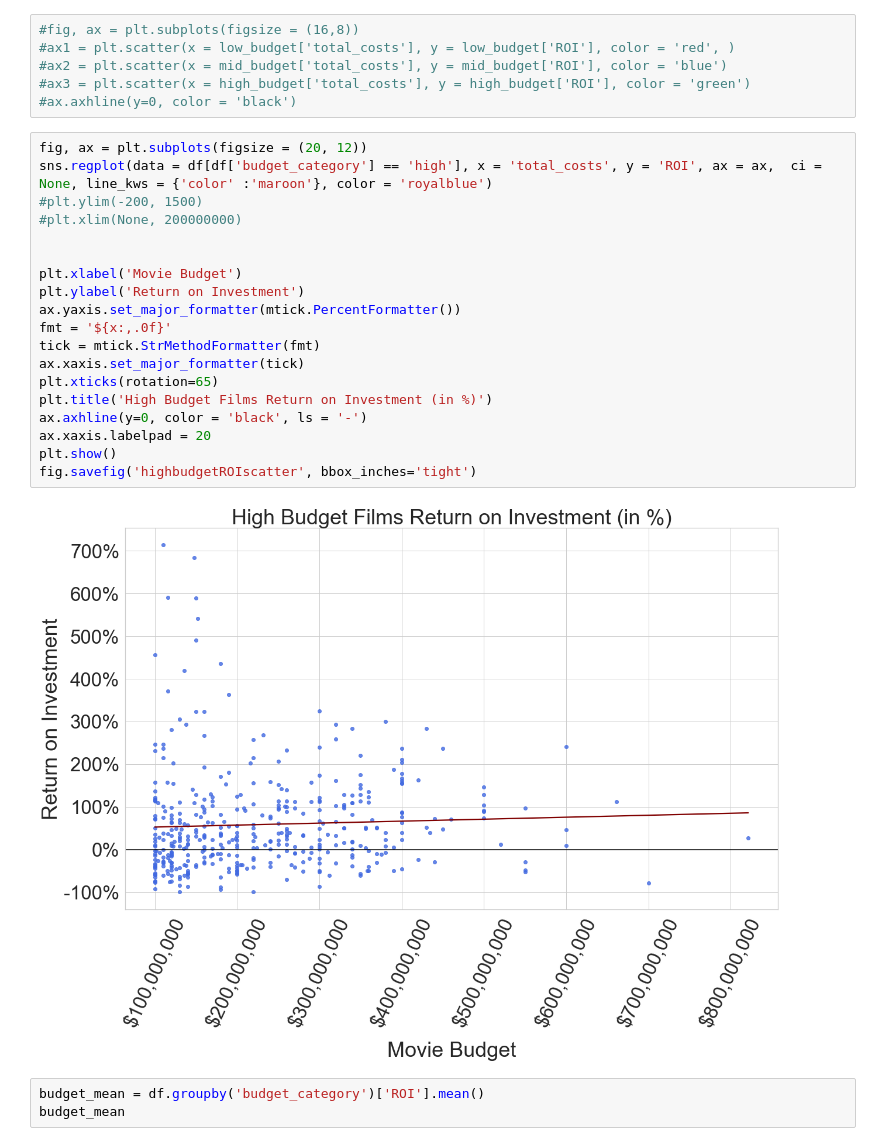
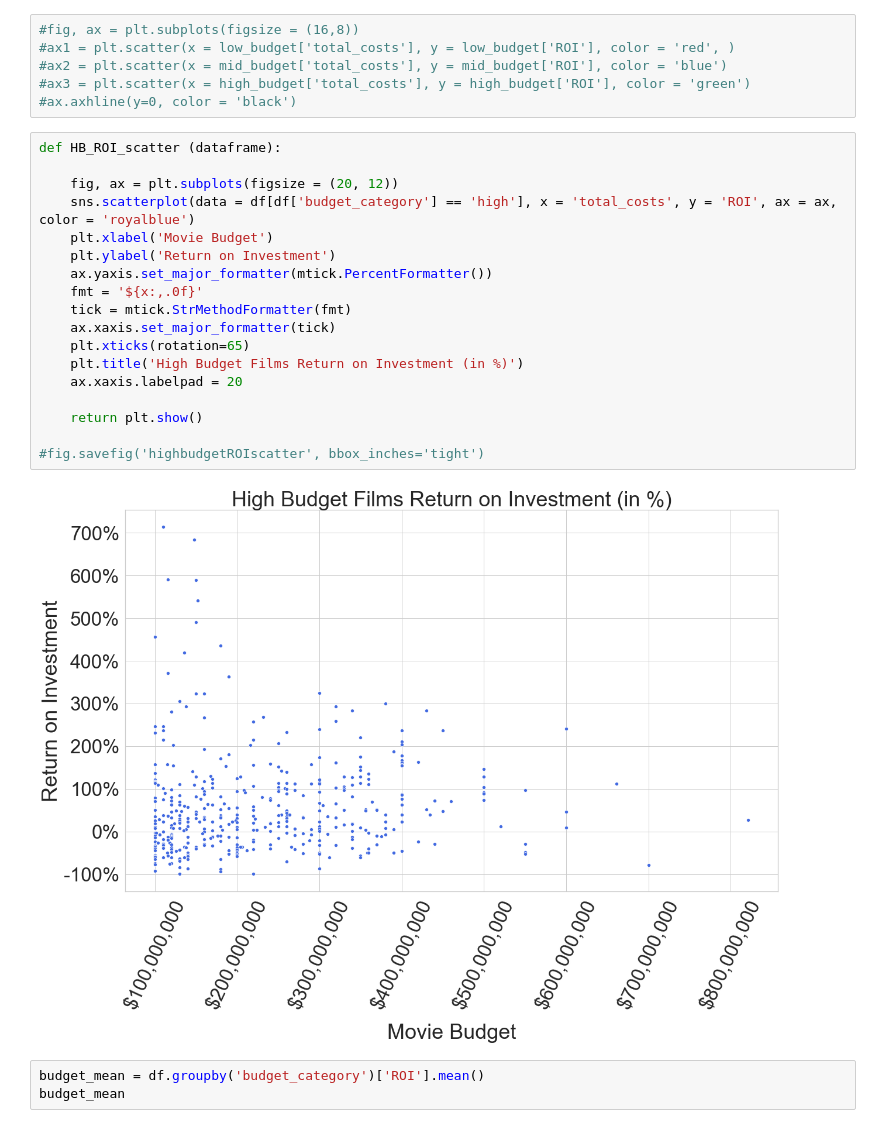
Before and after one commit to danvalen1/Film-Industry-Analysis, a Jupyter notebook: lhp.ipynb, the cells around one changed output. Saved outputs shown, nothing was run; the diff lists cells and outputs as text.

```diff
--- a/lhp.ipynb
+++ b/lhp.ipynb
@@ -112,26 +115,25 @@ fig.savefig('midbudgetROIscatter', bbox_inches='tight')
 #ax3 = plt.scatter(x = high_budget['total_costs'], y = high_budget['ROI'], color = 'green')
 #ax.axhline(y=0, color = 'black')
 # %%
-fig, ax = plt.subplots(figsize = (20, 12))
-sns.regplot(data = df[df['budget_category'] == 'high'], x = 'total_costs', y = 'ROI', ax = ax,  ci = None, line_kws = {'color' :'maroon'}, color = 'royalblue')
-#plt.ylim(-200, 1500)
-#plt.xlim(None, 200000000)
+def HB_ROI_scatter (dataframe):
 
+    fig, ax = plt.subplots(figsize = (20, 12))
+    sns.scatterplot(data = df[df['budget_category'] == 'high'], x = 'total_costs', y = 'ROI', ax = ax, color = 'royalblue')
+    plt.xlabel('Movie Budget')
+    plt.ylabel('Return on Investment')
+    ax.yaxis.set_major_formatter(mtick.PercentFormatter())
+    fmt = '${x:,.0f}'
+    tick = mtick.StrMethodFormatter(fmt)
+    ax.xaxis.set_major_formatter(tick)
+    plt.xticks(rotation=65)
+    plt.title('High Budget Films Return on Investment (in %)')
+    ax.xaxis.labelpad = 20
 
-plt.xlabel('Movie Budget')
-plt.ylabel('Return on Investment')
-ax.yaxis.set_major_formatter(mtick.PercentFormatter())
-fmt = '${x:,.0f}'
-tick = mtick.StrMethodFormatter(fmt)
-ax.xaxis.set_major_formatter(tick)
-plt.xticks(rotation=65)
-plt.title('High Budget Films Return on Investment (in %)')
-ax.axhline(y=0, color = 'black', ls = '-')
-ax.xaxis.labelpad = 20
-plt.show()
-fig.savefig('highbudgetROIscatter', bbox_inches='tight')
+    return plt.show()
+
+#fig.savefig('highbudgetROIscatter', bbox_inches='tight')
 # %% [output]
-[figure, old version]
+[figure, new version]
 # %%
 budget_mean = df.groupby('budget_category')['ROI'].mean()
 budget_mean
```
Also changed, not shown: parts of 12 cells of this notebook, 6 other files.
